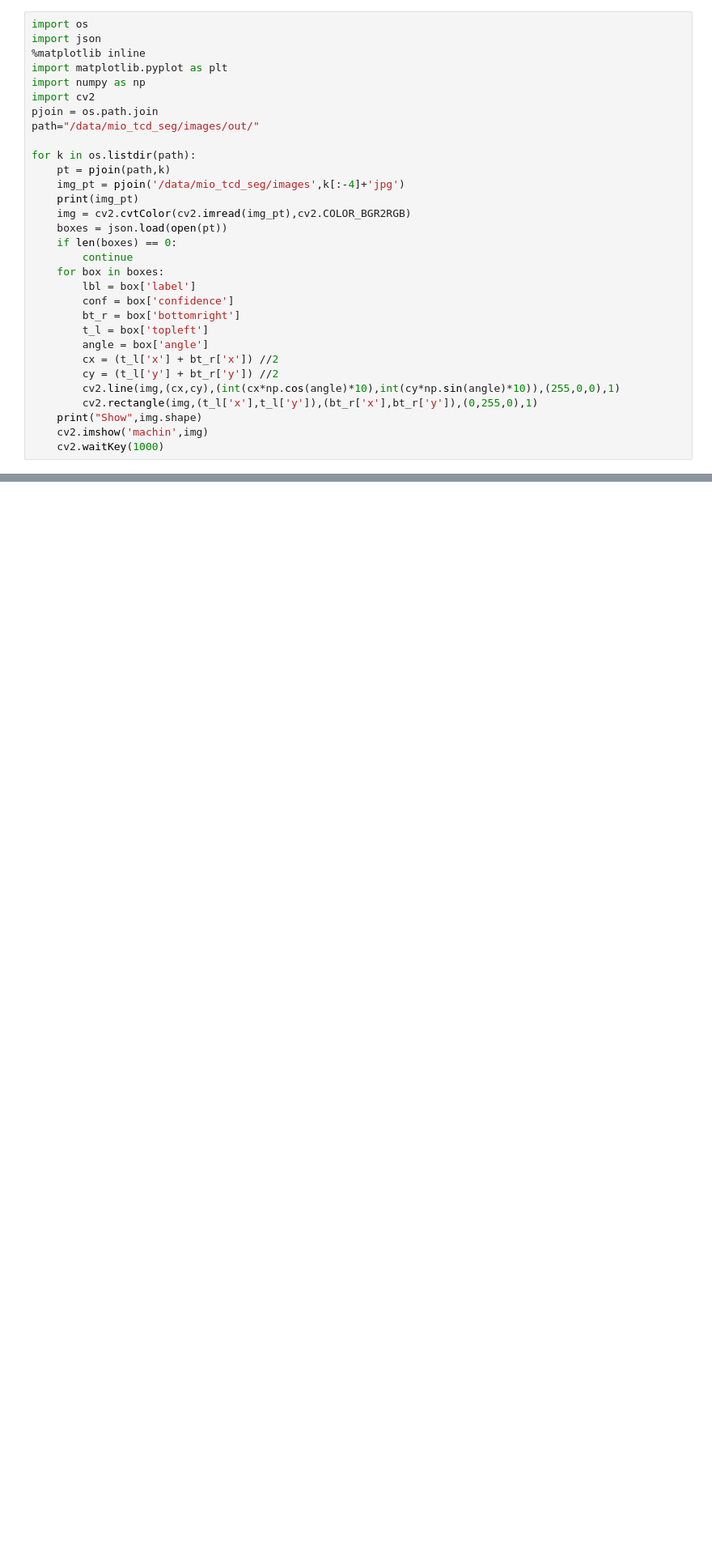
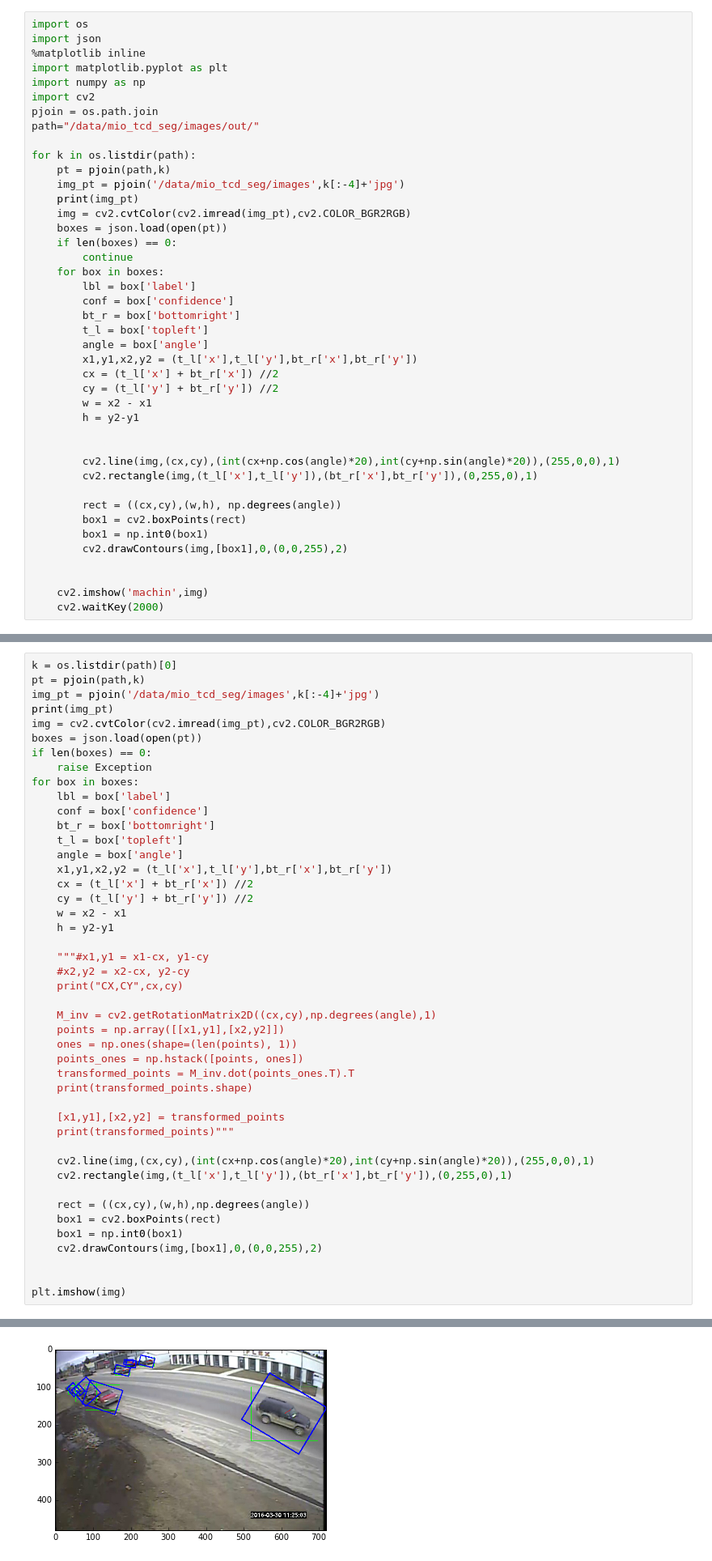
Before and after one commit to Dref360/darkflow, a Jupyter notebook: view_boxes.ipynb, the cells around one changed output, grey strips where cells are left out. Shown at 81% size. Drawn from its saved outputs; the diff is of its cells as text; blank space fills up the shorter version.

```diff
--- a/view_boxes.ipynb
+++ b/view_boxes.ipynb
@@ -22,12 +22,23 @@ for k in os.listdir(path):
         bt_r = box['bottomright']
         t_l = box['topleft']
         angle = box['angle']
+        x1,y1,x2,y2 = (t_l['x'],t_l['y'],bt_r['x'],bt_r['y'])
         cx = (t_l['x'] + bt_r['x']) //2
         cy = (t_l['y'] + bt_r['y']) //2
-        cv2.line(img,(cx,cy),(int(cx*np.cos(angle)*10),int(cy*np.sin(angle)*10)),(255,0,0),1)
+        w = x2 - x1
+        h = y2-y1
+
+
+        cv2.line(img,(cx,cy),(int(cx+np.cos(angle)*20),int(cy+np.sin(angle)*20)),(255,0,0),1)
         cv2.rectangle(img,(t_l['x'],t_l['y']),(bt_r['x'],bt_r['y']),(0,255,0),1)
-    print("Show",img.shape)
+
+        rect = ((cx,cy),(w,h), np.degrees(angle))
+        box1 = cv2.boxPoints(rect)
+        box1 = np.int0(box1)
+        cv2.drawContours(img,[box1],0,(0,0,255),2)
+
+
     cv2.imshow('machin',img)
-    cv2.waitKey(1000)
+    cv2.waitKey(2000)
 # %% [output]
 /data/mio_tcd_seg/images/00086465.jpg
@@ -49,0 +64,46 @@ Show (480, 720, 3)
+# %%
+k = os.listdir(path)[0]
+pt = pjoin(path,k)
+img_pt = pjoin('/data/mio_tcd_seg/images',k[:-4]+'jpg')
+print(img_pt)
+img = cv2.cvtColor(cv2.imread(img_pt),cv2.COLOR_BGR2RGB)
+boxes = json.load(open(pt))
+if len(boxes) == 0:
+    raise Exception
+for box in boxes:
+    lbl = box['label']
+    conf = box['confidence']
+    bt_r = box['bottomright']
+    t_l = box['topleft']
+    angle = box['angle']
+    x1,y1,x2,y2 = (t_l['x'],t_l['y'],bt_r['x'],bt_r['y'])
+    cx = (t_l['x'] + bt_r['x']) //2
+    cy = (t_l['y'] + bt_r['y']) //2
+    w = x2 - x1
+    h = y2-y1
+
+    """#x1,y1 = x1-cx, y1-cy
+    #x2,y2 = x2-cx, y2-cy
+    print("CX,CY",cx,cy)
+
+    M_inv = cv2.getRotationMatrix2D((cx,cy),np.degrees(angle),1)
+    points = np.array([[x1,y1],[x2,y2]])
+    ones = np.ones(shape=(len(points), 1))
+    points_ones = np.hstack([points, ones])
+    transformed_points = M_inv.dot(points_ones.T).T
+    print(transformed_points.shape)
+
+    [x1,y1],[x2,y2] = transformed_points
+    print(transformed_points)"""
+
+    cv2.line(img,(cx,cy),(int(cx+np.cos(angle)*20),int(cy+np.sin(angle)*20)),(255,0,0),1)
+    cv2.rectangle(img,(t_l['x'],t_l['y']),(bt_r['x'],bt_r['y']),(0,255,0),1)
+
+    rect = ((cx,cy),(w,h),np.degrees(angle))
+    box1 = cv2.boxPoints(rect)
+    box1 = np.int0(box1)
+    cv2.drawContours(img,[box1],0,(0,0,255),2)
+
+
+plt.imshow(img)
+# %% [output]
@@ -49,0 +112 @@ Show (480, 720, 3)
+[figure, added]
```
Also changed, not shown: parts of 2 cells of this notebook, 3 other files.
